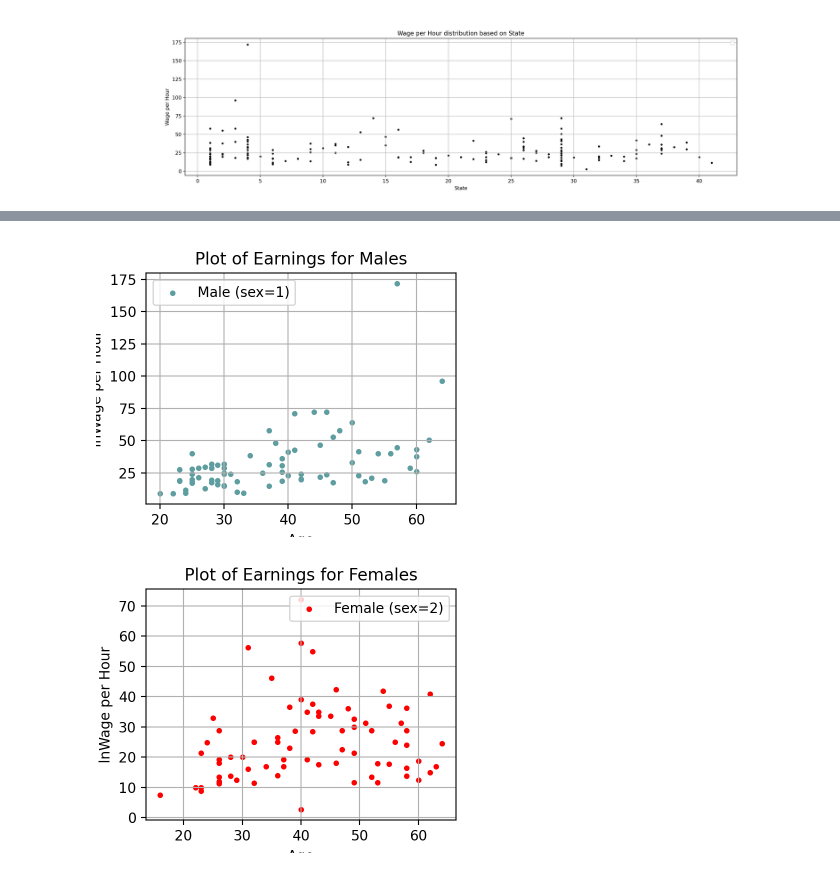
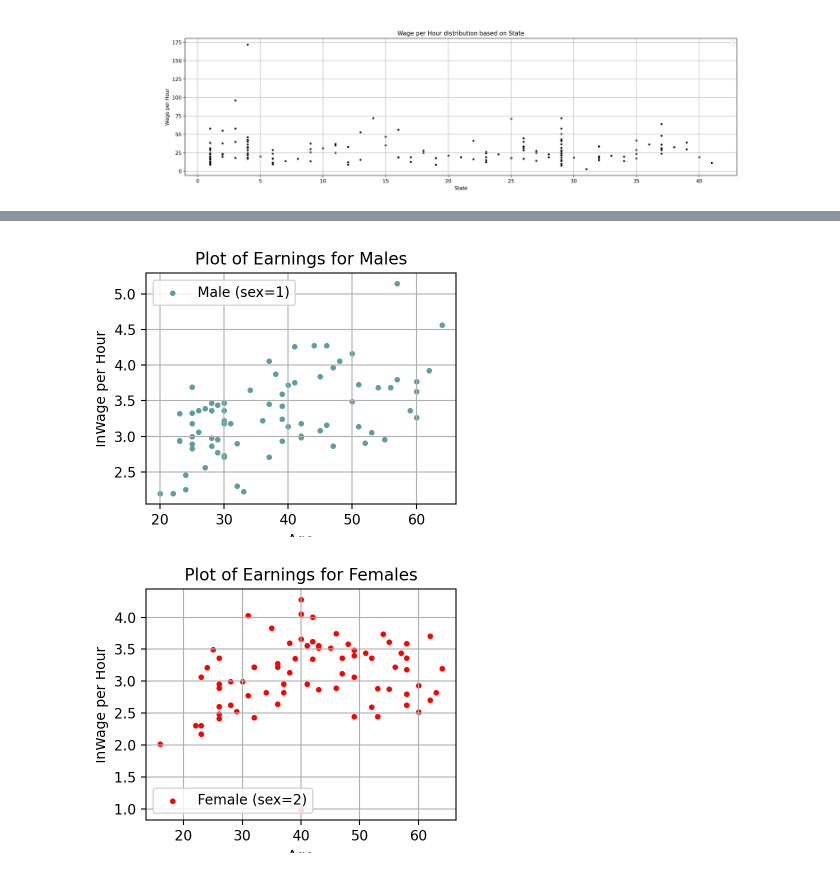
Before and after one commit to Jacopo21/EarningxOccupation, a Jupyter notebook: HM1/earnings.ipynb, the cells around one changed output, grey strips where cells are left out. Cells and saved outputs as stored; diff of their text form; code cells hidden in the pictures.

```diff
--- a/HM1/earnings.ipynb
+++ b/HM1/earnings.ipynb
@@ -414,7 +414,7 @@ plt.show()
 data_male = data[data['sex'] == 1]
 
 plt.figure(figsize=(4, 3))
-plt.scatter(data_male['age'], data_male['w'], color='cadetblue', marker='.', label='Male (sex=1)')
+plt.scatter(data_male['age'], data_male['lnw'], color='cadetblue', marker='.', label='Male (sex=1)')
 plt.title('Plot of Earnings for Males')
 plt.xlabel('Age')
 plt.ylabel('lnWage per Hour')
@@ -422,16 +422,16 @@ plt.legend()
 plt.grid(True)
 plt.show()
 # %% [output]
-[figure, old version]
+[figure, new version]
 # %%
 data_female = data[data['sex'] == 0]
 plt.figure(figsize=(4, 3))
-plt.scatter(data_female['age'], data_female['w'], color='red', marker='.', label='Female (sex=2)')
+plt.scatter(data_female['age'], data_female['lnw'], color='red', marker='.', label='Female (sex=2)')
 plt.title('Plot of Earnings for Females')
 plt.xlabel('Age')
 plt.ylabel('lnWage per Hour')
 plt.legend()
 plt.grid(True)
 plt.show()
 # %% [output]
-[figure, old version]
+[figure, new version]
```
Also changed, not shown: parts of 1 cell of this notebook.
